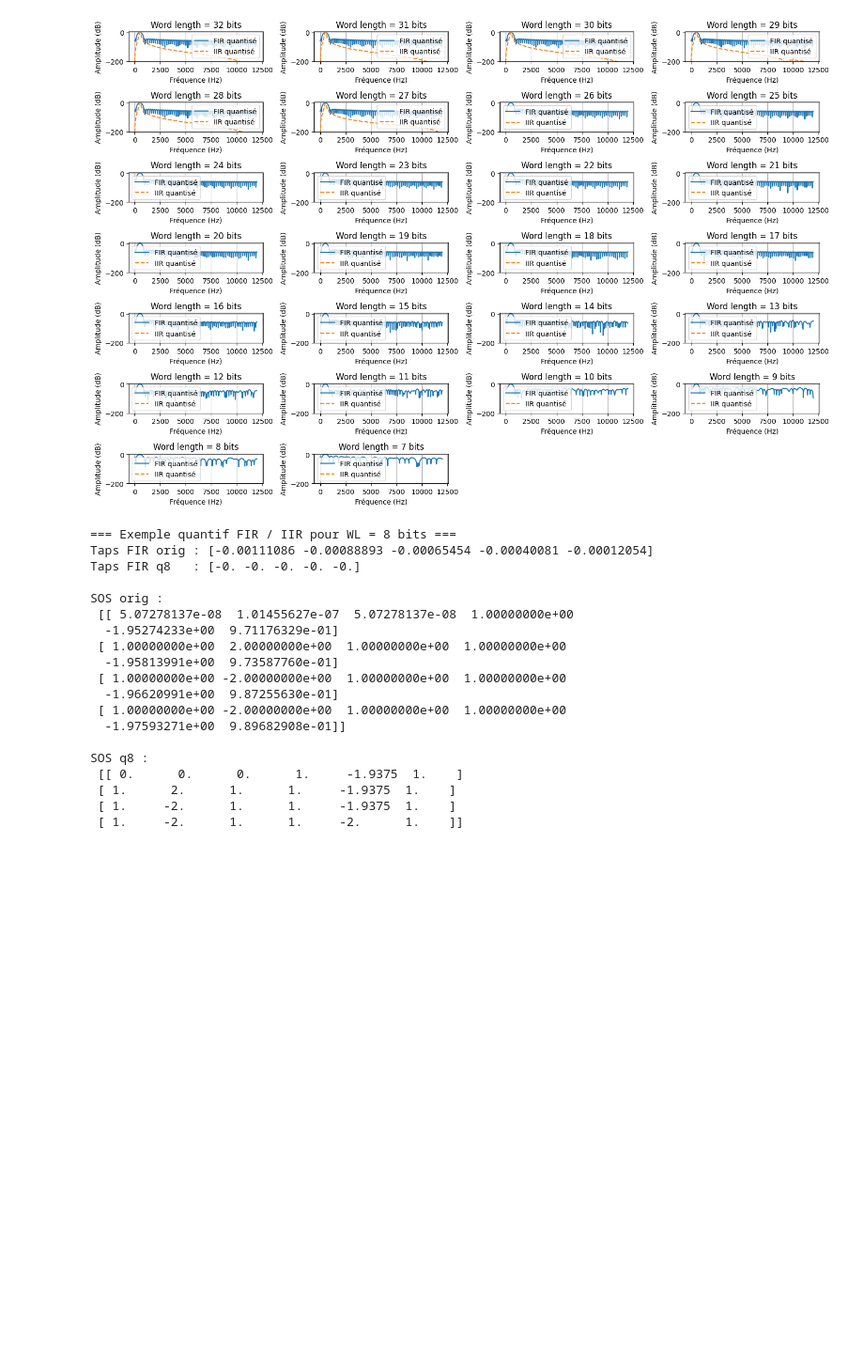
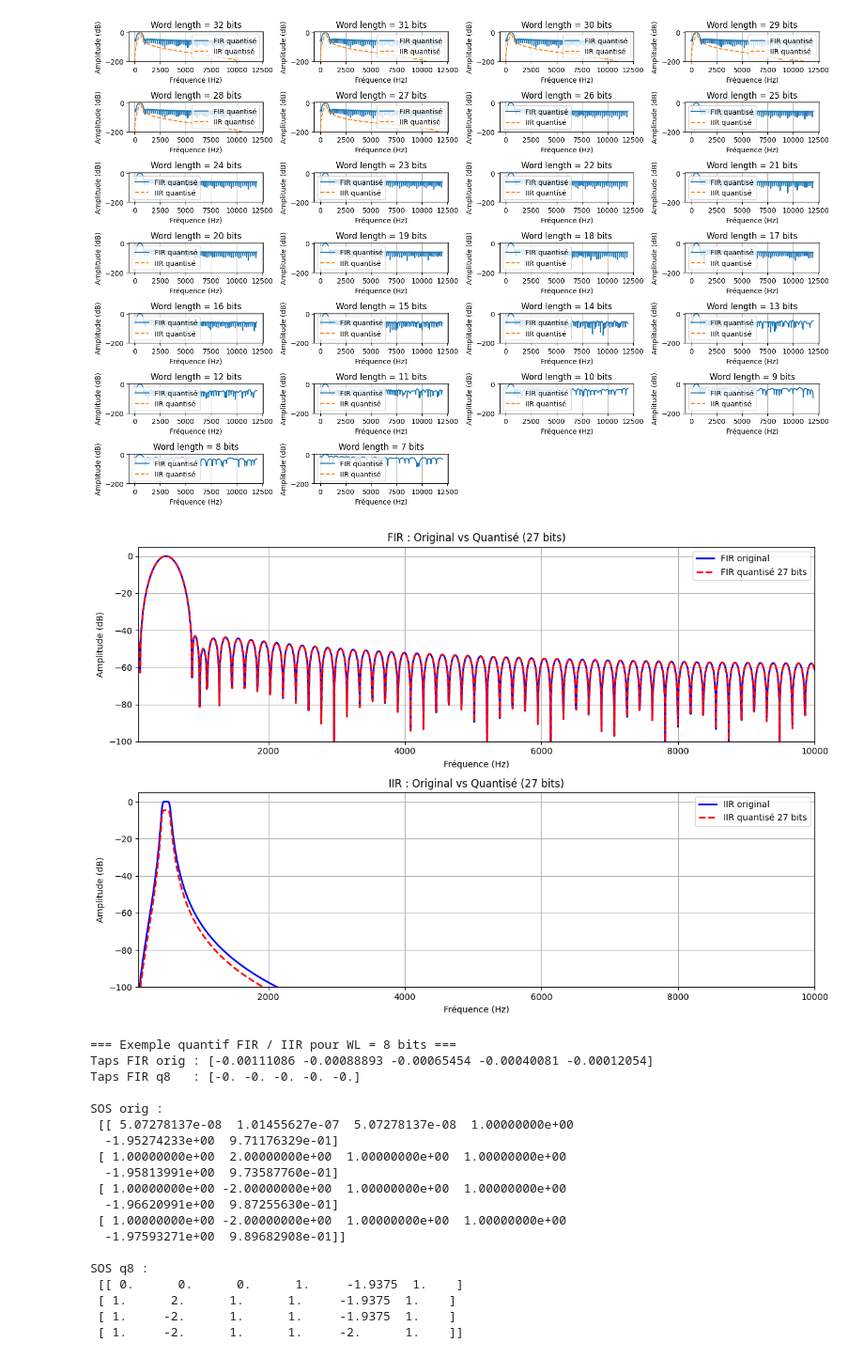
Before and after one commit to Sawlyer/SIR, a Jupyter notebook: design_filters_1_3_octave.ipynb, the cells around one changed output. Shown at 94% size. Cells and saved outputs as stored; diff of their text form; code cells hidden in the pictures; blank space fills up the shorter version.

Commit message:
Ajout plot de comparaison entre quantisé ou non

```diff
--- a/design_filters_1_3_octave.ipynb
+++ b/design_filters_1_3_octave.ipynb
@@ -270,6 +270,57 @@ plt.tight_layout()
 plt.show()
 # %% [output]
 [figure]
+# %%
+# Comparaison originale vs quantifiée
+wl = 27
+k = 5  # bande 27
+
+taps_orig = filters_FIR[k]
+sos_orig = filters_IIR[k]
+
+# Quantifiés
+taps_q = quantize(taps_orig, wl, integer_bits=1)
+sos_q = sos_orig.copy()
+sos_q[:, :3] = quantize(sos_orig[:, :3], wl, integer_bits=3)
+sos_q[:, 4:] = quantize(sos_orig[:, 4:], wl, integer_bits=3)
+sos_q[:, 3] = 1.0
+
+# Réponses
+w_orig_fir, h_orig_fir = freqz(taps_orig, [1], worN=2048, fs=fs)
+w_orig_iir, h_orig_iir = sosfreqz(sos_orig, worN=2048, fs=fs)
+w_q_fir, h_q_fir = freqz(taps_q, [1], worN=2048, fs=fs)
+w_q_iir, h_q_iir = sosfreqz(sos_q, worN=2048, fs=fs)
+
+plt.figure(figsize=(12, 8))
+
+# FIR
+plt.subplot(2, 1, 1)
+plt.plot(w_orig_fir, 20*np.log10(np.abs(h_orig_fir)), 'b-', label='FIR original', linewidth=2)
+plt.plot(w_q_fir, 20*np.log10(np.abs(h_q_fir)), 'r--', label=f'FIR quantisé {wl} bits', linewidth=2)
+plt.title(f'FIR : Original vs Quantisé ({wl} bits)')
+plt.xlabel('Fréquence (Hz)')
+plt.ylabel('Amplitude (dB)')
+plt.grid(True)
+plt.ylim([-100, 5])
+plt.legend()
+plt.xlim([100, 10000])  # zoom sur les fréquences utiles
+
+# IIR
+plt.subplot(2, 1, 2)
+plt.plot(w_orig_iir, 20*np.log10(np.abs(h_orig_iir)), 'b-', label='IIR original', linewidth=2)
+plt.plot(w_q_iir, 20*np.log10(np.abs(h_q_iir)), 'r--', label=f'IIR quantisé {wl} bits', linewidth=2)
+plt.title(f'IIR : Original vs Quantisé ({wl} bits)')
+plt.xlabel('Fréquence (Hz)')
+plt.ylabel('Amplitude (dB)')
+plt.grid(True)
+plt.ylim([-100, 5])
+plt.legend()
+plt.xlim([100, 10000])
+
+plt.tight_layout()
+plt.show()
+# %% [output]
+[figure, added]
 # %%
 print("\n=== Exemple quantif FIR / IIR pour WL = 8 bits ===")
 print("Taps FIR orig :", taps_original[:5])
```
